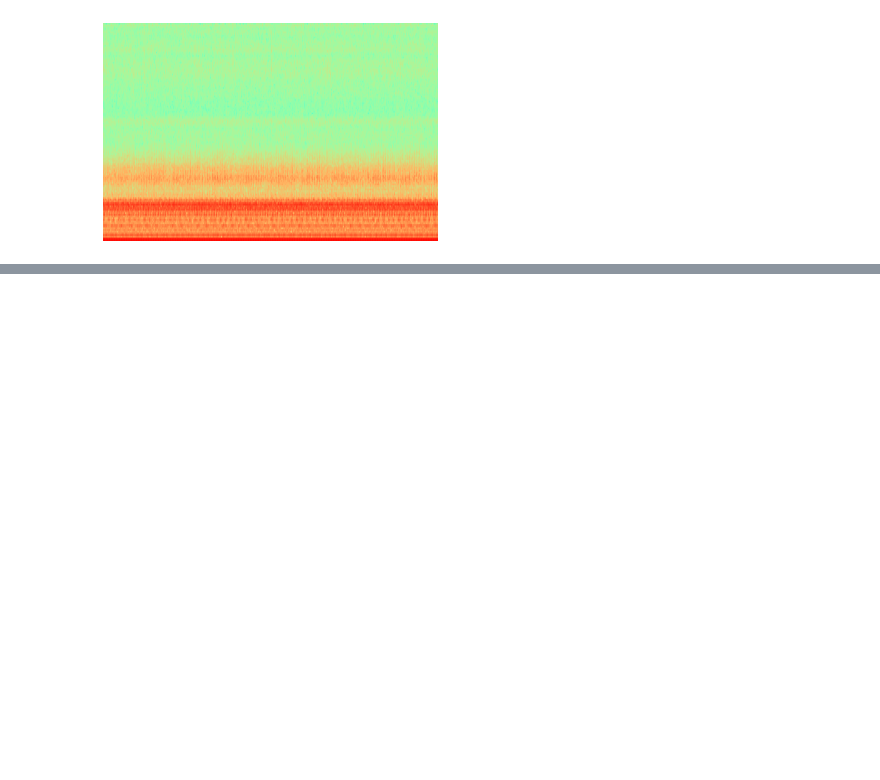
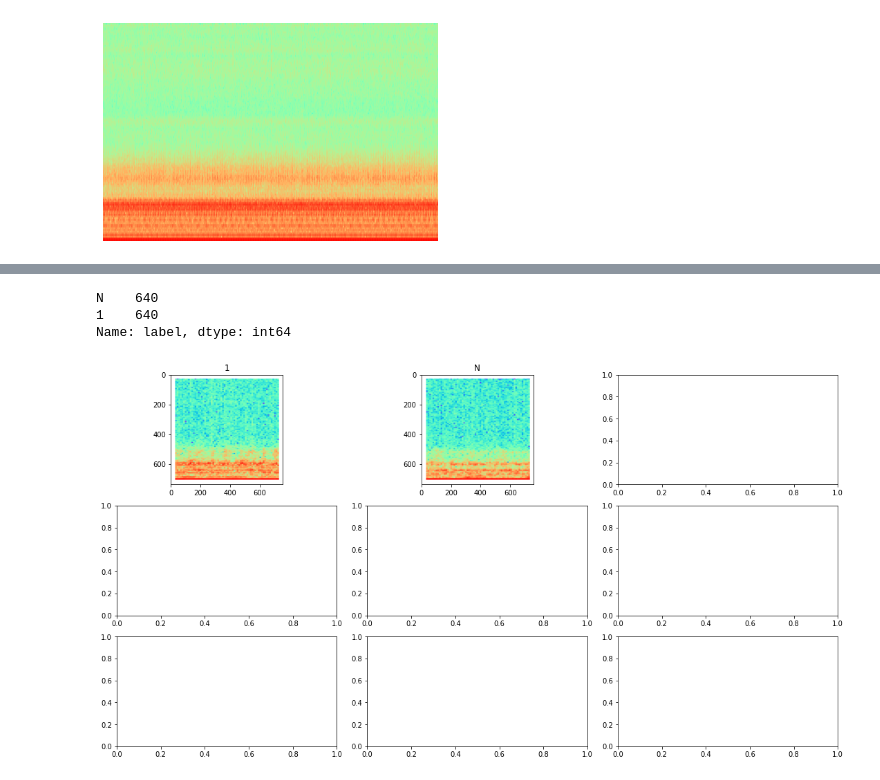
Before and after one commit to choprahetarth/gearbox-fault-prediction, a Jupyter notebook: Gearbox_Prediction.ipynb, the cells around one changed output, grey strips where cells are left out. Drawn from its saved outputs; the diff is of its cells as text; code cells hidden in the pictures; blank space fills up the shorter version.

```diff
--- a/Gearbox_Prediction.ipynb
+++ b/Gearbox_Prediction.ipynb
@@ -652,0 +826,13 @@ print(y_test[imgID])
+# %%
+alt_df = df.copy()
+# generate equal number of samples for both classes
+samples = (df.label.value_counts()).iloc[0]
+for i in tqdm(range(samples)):
+  category = np.random.randint(2,10)
+  # df.loc is used to replace values that satisfy a condition
+  # How? df.loc[boolean_condition, column_name] = 'value'
+  alt_df.loc[alt_df[alt_df.label==category].sample().index,'label'] = 'N'
+alt_df = alt_df[(alt_df['label']==1) | (alt_df['label']=='N')]
+# %%
+df = alt_df
+alt_df.label.value_counts()
@@ -652,0 +843,2 @@ print(y_test[imgID])
+# %%
+df['label']=df['label'].astype(str)
@@ -652,0 +857,19 @@ print(y_test[imgID])
+# %%
+df['label']=df['label'].astype('category') # check what is category astype
+# %%
+df['label'].value_counts()
+# %% [output]
+N    640
+1    640
+Name: label, dtype: int64
+# %%
+fig, ax = plt.subplots(nrows=3, ncols=3, figsize=(15,8), constrained_layout=True)
+ax=ax.flatten()
+j=0
+for i in df['label'].unique():
+
+    ax[j].imshow(plt.imread(df[df['label']==i].iloc[0,0]))
+    ax[j].set_title(i)
+    j=j+1
+# %% [output]
+[figure, added]
```
Also changed, not shown: parts of 62 cells of this notebook.
